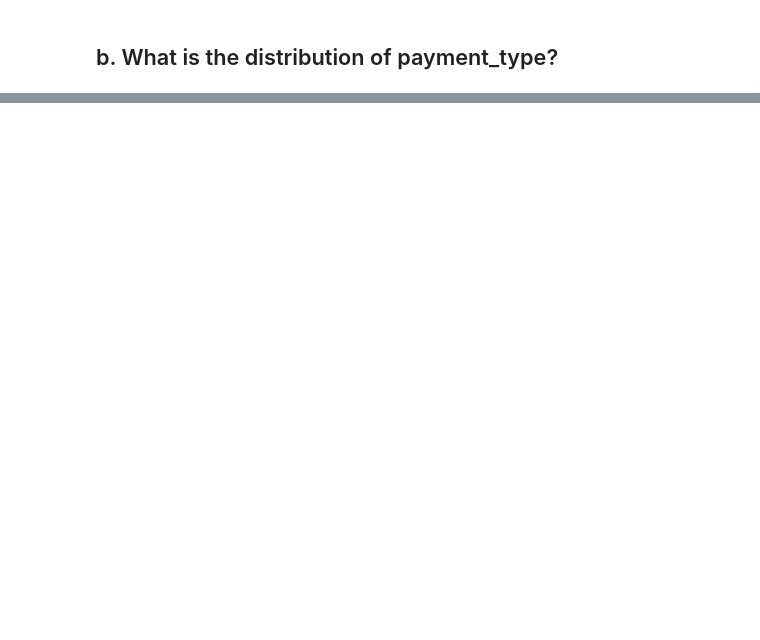
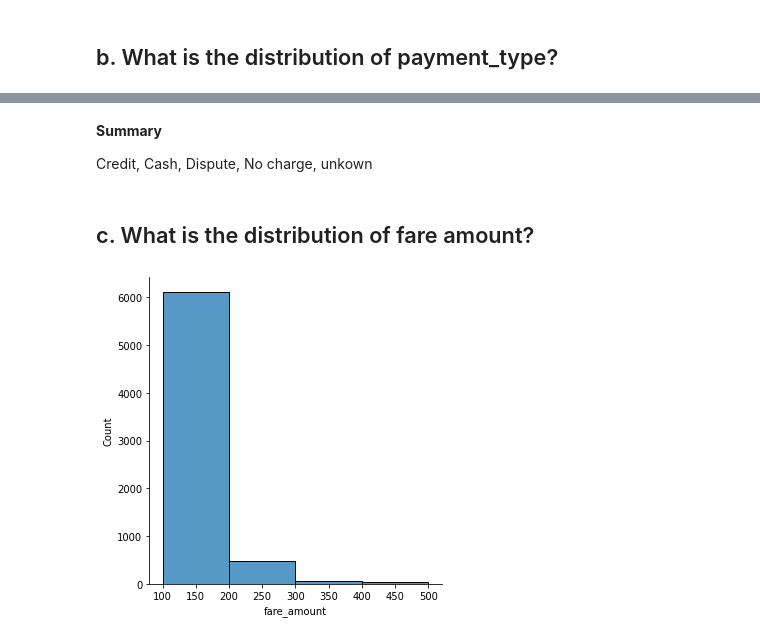
Before and after one commit to jarrydharris/NYC_taxi, a Jupyter notebook: cba_questions.ipynb, the cells around one changed output, grey strips where cells are left out. Drawn from its saved outputs; the diff is of its cells as text; code cells hidden in the pictures; blank space fills up the shorter version.

```diff
--- a/cba_questions.ipynb
+++ b/cba_questions.ipynb
@@ -43,0 +70,15 @@ payment_dist
+# %% [markdown]
+**Summary**
+
+Credit, Cash, Dispute, No charge, unkown
+# %% [markdown]
+## c. What is the distribution of fare amount?
+# %%
+fare_plot = sns.displot(data=clean_fare,
+                        x="fare_amount",
+                        kind="hist",
+                        bins=[100, 200, 300, 400, 500])
+plt.ticklabel_format(style='plain',
+                     axis='y')
+# %% [output]
+[figure, added]
```
Also changed, not shown: parts of 16 cells of this notebook, 3 other files.
